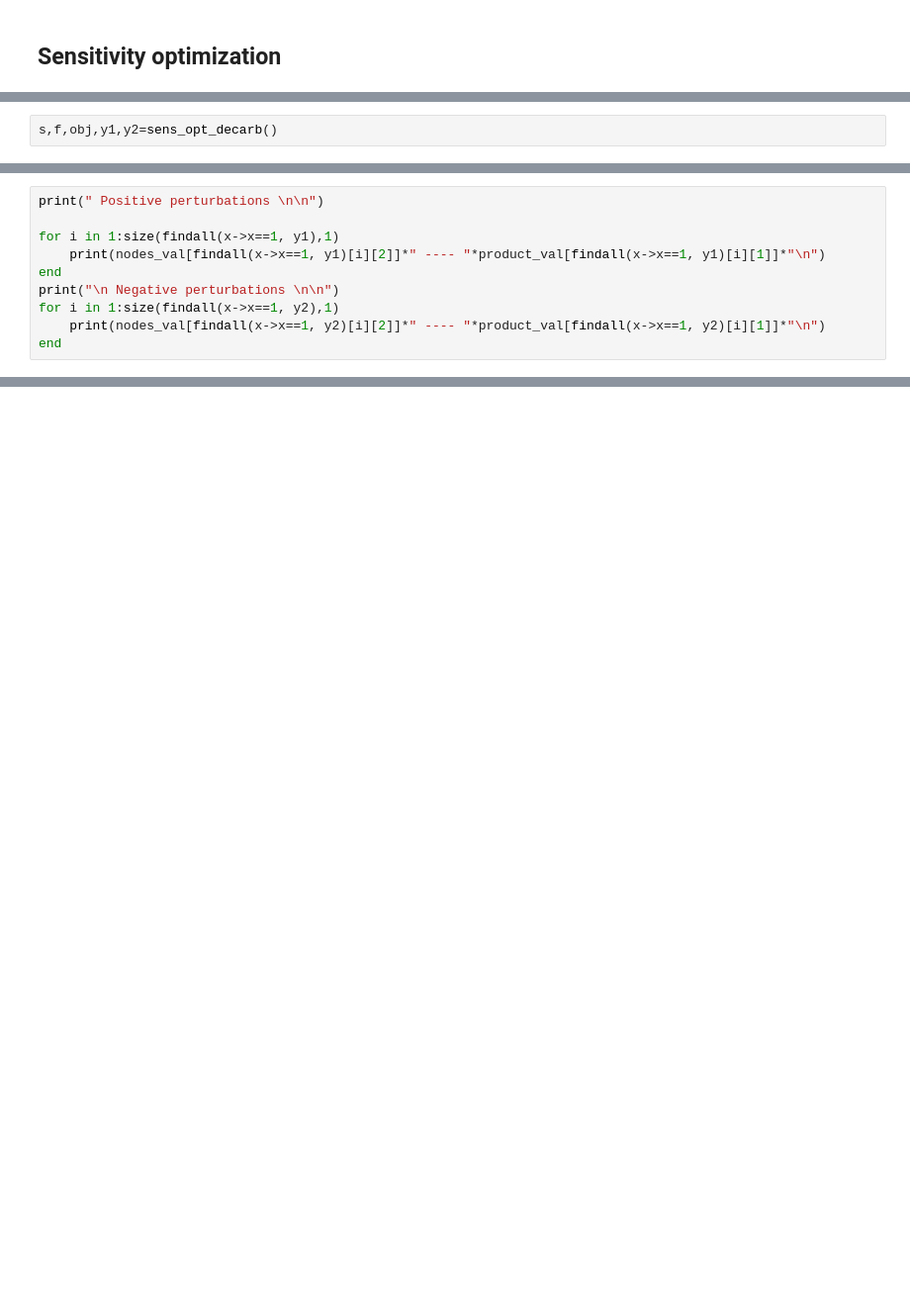
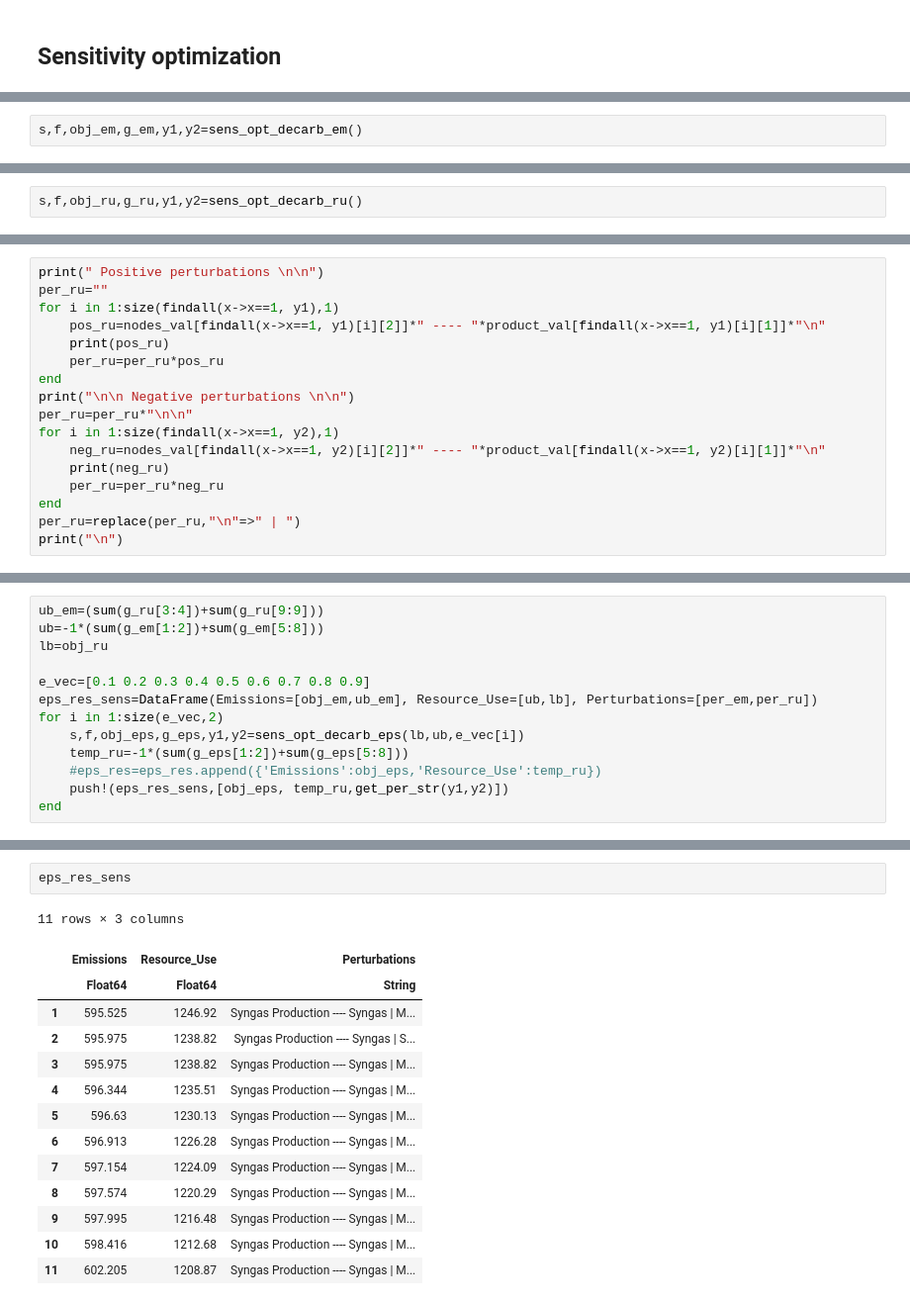
Before and after one commit to vyom-thakker/decarbonization, a Jupyter notebook: decarb-new.ipynb, the cells around one changed output, grey strips where cells are left out. Shown: that part at 99% size. Drawn from its saved outputs; the diff is of its cells as text; blank space fills up the shorter version.

Commit message:
gen perturbation fronts

```diff
--- a/decarb-new.ipynb
+++ b/decarb-new.ipynb
@@ -200,5 +332,5 @@ sens_opt_decarb (generic function with 1 method)
 # %%
-s,f,obj,y1,y2=sens_opt_decarb()
+s,f,obj_em,g_em,y1,y2=sens_opt_decarb_em()
 # %% [output]
 ===========================================================================
  BARON version 21.1.13. Built: LNX-64 Wed Jan 13 16:09:31 EST 2021
@@ -220,0 +392,2 @@ s,f,obj,y1,y2=sens_opt_decarb()
+# %%
+s,f,obj_ru,g_ru,y1,y2=sens_opt_decarb_ru()
@@ -221,13 +413,20 @@ s,f,obj,y1,y2=sens_opt_decarb()
 # %%
 print(" Positive perturbations \n\n")
-
+per_ru=""
 for i in 1:size(findall(x->x==1, y1),1)
-    print(nodes_val[findall(x->x==1, y1)[i][2]]*" ---- "*product_val[findall(x->x==1, y1)[i][1]]*"\n")
+    pos_ru=nodes_val[findall(x->x==1, y1)[i][2]]*" ---- "*product_val[findall(x->x==1, y1)[i][1]]*"\n"
+    print(pos_ru)
+    per_ru=per_ru*pos_ru
 end
-print("\n Negative perturbations \n\n")
+print("\n\n Negative perturbations \n\n")
+per_ru=per_ru*"\n\n"
 for i in 1:size(findall(x->x==1, y2),1)
-    print(nodes_val[findall(x->x==1, y2)[i][2]]*" ---- "*product_val[findall(x->x==1, y2)[i][1]]*"\n")
+    neg_ru=nodes_val[findall(x->x==1, y2)[i][2]]*" ---- "*product_val[findall(x->x==1, y2)[i][1]]*"\n"
+    print(neg_ru)
+    per_ru=per_ru*neg_ru
 end
+per_ru=replace(per_ru,"\n"=>" | ")
+print("\n")
 # %% [output]
  Positive perturbations
 
@@ -245,0 +465,13 @@ Formaldehyde production ---- Methanol
+# %%
+ub_em=(sum(g_ru[3:4])+sum(g_ru[9:9]))
+ub=-1*(sum(g_em[1:2])+sum(g_em[5:8]))
+lb=obj_ru
+
+e_vec=[0.1 0.2 0.3 0.4 0.5 0.6 0.7 0.8 0.9]
+eps_res_sens=DataFrame(Emissions=[obj_em,ub_em], Resource_Use=[ub,lb], Perturbations=[per_em,per_ru])
+for i in 1:size(e_vec,2)
+    s,f,obj_eps,g_eps,y1,y2=sens_opt_decarb_eps(lb,ub,e_vec[i])
+    temp_ru=-1*(sum(g_eps[1:2])+sum(g_eps[5:8]))
+    #eps_res=eps_res.append({'Emissions':obj_eps,'Resource_Use':temp_ru})
+    push!(eps_res_sens,[obj_eps, temp_ru,get_per_str(y1,y2)])
+end
@@ -245,0 +514,17 @@ Formaldehyde production ---- Methanol
+# %%
+eps_res_sens
+# %% [output]
+11 rows × 3 columns
+|  | Emissions | Resource_Use | Perturbations |
+|  | Float64 | Float64 | String |
+| 1 | 595.525 | 1246.92 | Syngas Production ---- Syngas | M... |
+| 2 | 595.975 | 1238.82 | Syngas Production ---- Syngas | S... |
+| 3 | 595.975 | 1238.82 | Syngas Production ---- Syngas | M... |
+| 4 | 596.344 | 1235.51 | Syngas Production ---- Syngas | M... |
+| 5 | 596.63 | 1230.13 | Syngas Production ---- Syngas | M... |
+| 6 | 596.913 | 1226.28 | Syngas Production ---- Syngas | M... |
+| 7 | 597.154 | 1224.09 | Syngas Production ---- Syngas | M... |
+| 8 | 597.574 | 1220.29 | Syngas Production ---- Syngas | M... |
+| 9 | 597.995 | 1216.48 | Syngas Production ---- Syngas | M... |
+| 10 | 598.416 | 1212.68 | Syngas Production ---- Syngas | M... |
+| 11 | 602.205 | 1208.87 | Syngas Production ---- Syngas | M... |
```
Also changed, not shown: parts of 27 cells of this notebook, 1 other file.
